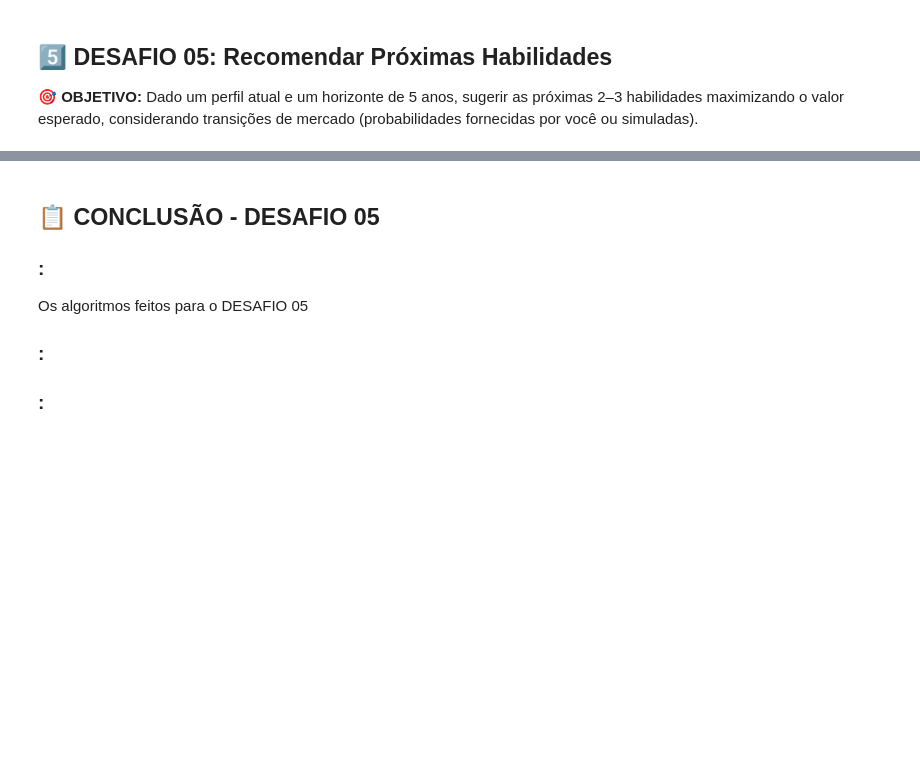
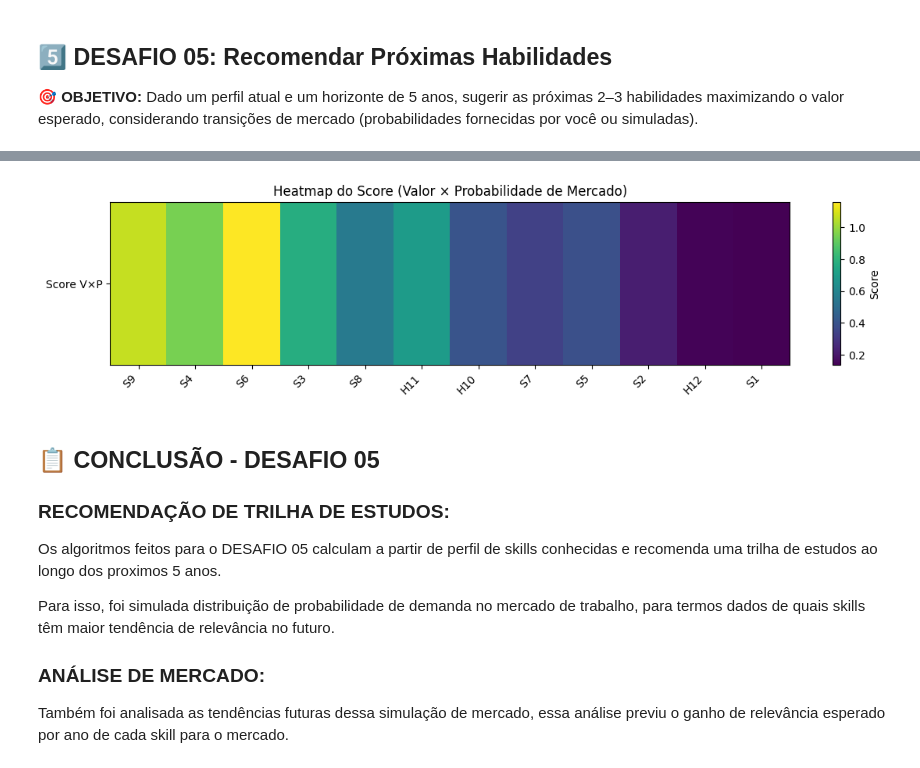
Before and after one commit to yRaffa/GS-2025-2_DynamicProgrramming, a Jupyter notebook: relatorio.ipynb, the cells around one changed output, grey strips where cells are left out. Drawn from its saved outputs; the diff is of its cells as text; code cells hidden in the pictures; blank space fills up the shorter version.

Commit message:
DESAFIO 05

```diff
--- a/relatorio.ipynb
+++ b/relatorio.ipynb
@@ -432,14 +571,28 @@ Na comparação direta dos dois métodos utilizados, observa-se que a função S
+# %%
+# Gráfico Heatmap do Score (Valor × Probabilidade de Mercado)
+scores = df_prob['Valor_x_Prob_Mercado'].to_numpy()
+skills = df_prob['Skill'].tolist()
+fig, ax = plt.subplots(figsize=(12, 3))
+heatmap = ax.imshow(scores.reshape(1, -1), aspect='auto')
+ax.set_yticks([0])
+ax.set_yticklabels(['Score V×P'])
+ax.set_xticks(range(len(skills)))
+ax.set_xticklabels(skills, rotation=45, ha='right')
+plt.title('Heatmap do Score (Valor × Probabilidade de Mercado)')
+plt.colorbar(heatmap, ax=ax, label='Score')
+plt.tight_layout()
+plt.show()
+# %% [output]
+[figure, added]
 # %% [markdown]
 ## **📋 CONCLUSÃO - DESAFIO 05**
 
-### :
+### RECOMENDAÇÃO DE TRILHA DE ESTUDOS:
 
-Os algoritmos feitos para o DESAFIO 05
+Os algoritmos feitos para o DESAFIO 05 calculam a partir de perfil de skills conhecidas e recomenda uma trilha de estudos ao longo dos proximos 5 anos.
 
+Para isso, foi simulada distribuição de probabilidade de demanda no mercado de trabalho, para termos dados de quais skills têm maior tendência de relevância no futuro.
 
+### ANÁLISE DE MERCADO:
 
-### :
-
-
-
-### :
+Também foi analisada as tendências futuras dessa simulação de mercado, essa análise previu o ganho de relevância esperado por ano de cada skill para o mercado.
```
Also changed, not shown: parts of 10 cells of this notebook, 6 other files.
